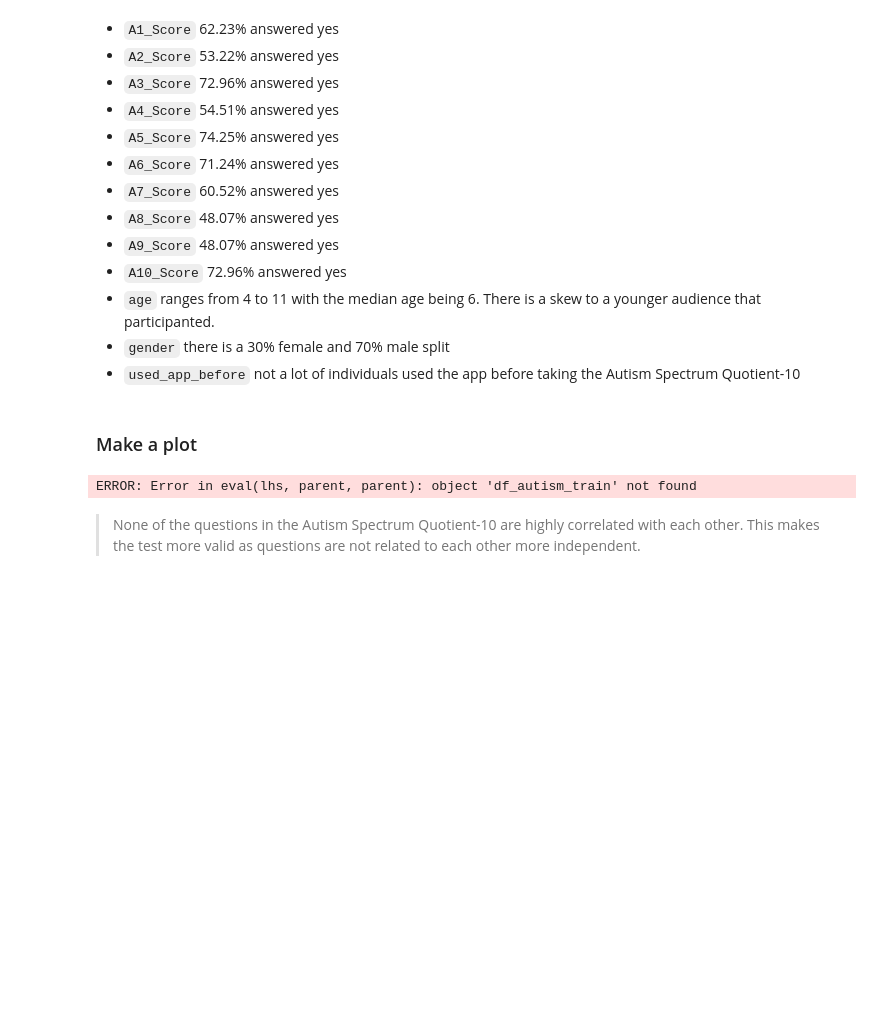
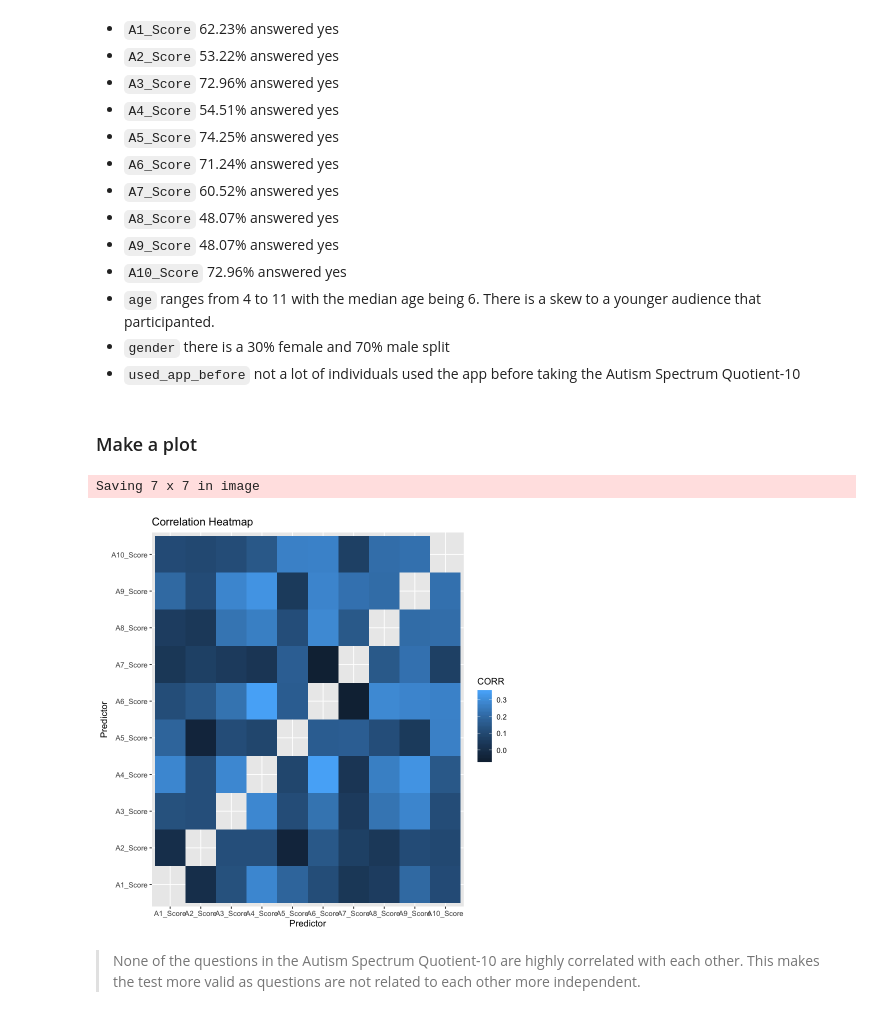
Before and after one commit to UBC-MDS/522-Workflows-Group-414, a Jupyter notebook: src/EDA_autism-screening.ipynb, the cells around one changed output. Saved outputs shown, nothing was run; the diff lists cells and outputs as text; code cells hidden in the pictures; blank space fills up the shorter version.

```diff
--- a/src/EDA_autism-screening.ipynb
+++ b/src/EDA_autism-screening.ipynb
@@ -168,24 +194,25 @@ summary(df_autism_train)
 # %%
 a_score <- c('A1_Score', 'A2_Score', 'A3_Score', 'A4_Score', 'A5_Score', 'A6_Score', 'A7_Score', 'A8_Score', 'A9_Score', 'A10_Score')
 
 
-corr_heatmap <- df_autism_train  %>%
+corr_heatmap <- train  %>%
     select(a_score)  %>%
     cor() %>%
     melt() %>%
     filter(value < 1) %>%
     ggplot(aes(x=Var1, y=Var2, fill = value))+
     geom_tile()+
     ggtitle("Correlation Heatmap")+
     xlab("Predictor")+
     ylab("Predictor")+
     labs(fill = "CORR")
 
 corr_heatmap
 
-ggsave("img/01_corr_heatmap.png")
+ggsave("../img/01_corr_heatmap.png")
 # %% [output]
-ERROR: Error in eval(lhs, parent, parent): object 'df_autism_train' not found
+Saving 7 x 7 in image
+[figure, added]
 # %% [markdown]
 > None of the questions in the Autism Spectrum Quotient-10 are highly correlated with each other. This makes the test more valid as questions are not related to each other more independent.
 # %% [markdown]
```
Also changed, not shown: parts of 3 cells of this notebook, 1 other file.
